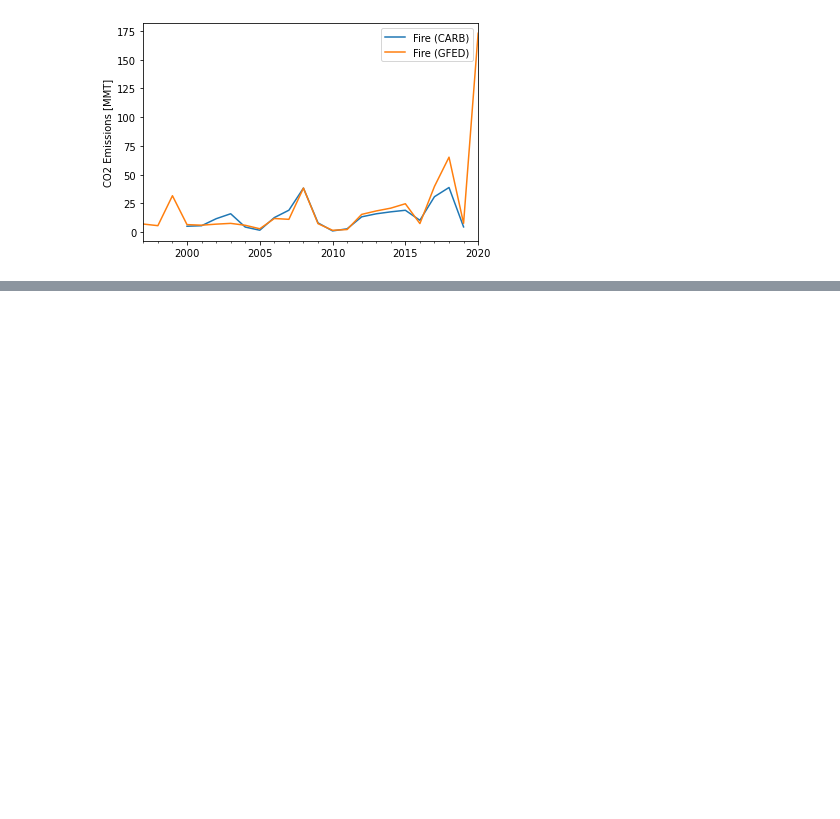
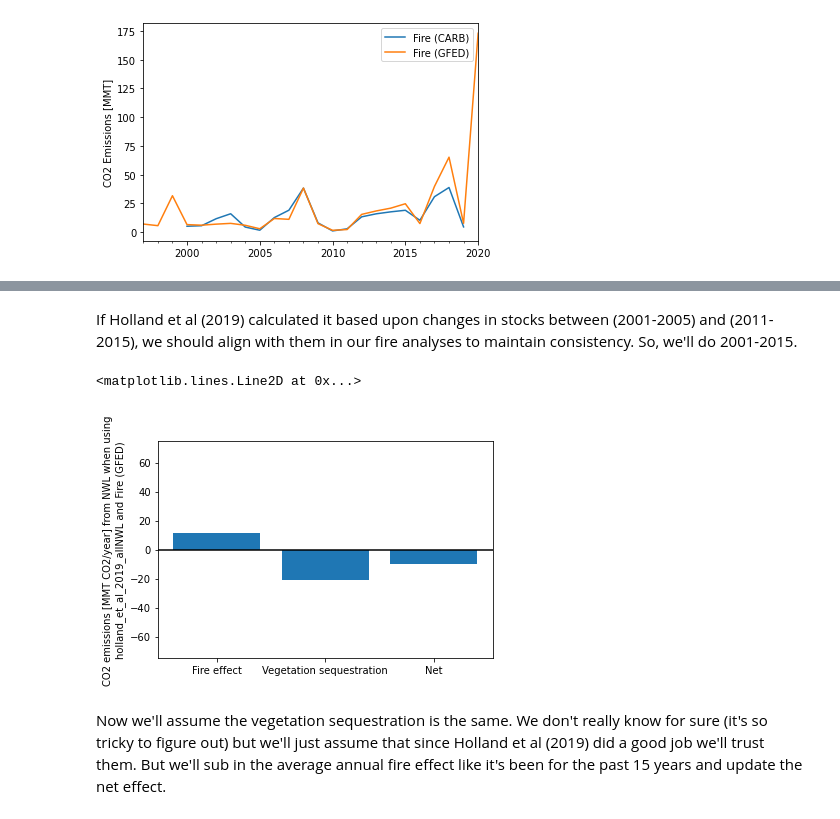
Before and after one commit to carbonplan/fire-forests-inventories, a Jupyter notebook: analyses/analyses.ipynb, the cells around one changed output, grey strips where cells are left out. Cells and saved outputs as stored; diff of their text form; code cells hidden in the pictures; blank space fills up the shorter version.

Commit message:
adding flux comparisons from different stock analyses from literature to get net effects based upon latest fire season

```diff
--- a/analyses/analyses.ipynb
+++ b/analyses/analyses.ipynb
@@ -206,0 +220,7 @@ Text(0, 0.5, 'CO2 Emissions [MMT]')
+# %%
+vegetation_agc_effect = {
+                    'holland_et_al_2019_forestonly': -4.5,
+                        'holland_et_al_2019_allNWL': -2.7, # calculated for (2001-2005) to (2011-2015)
+                      'gonzalez_et_al_2015': 6.9,
+                      'christensen_et_al_2017': -6.5 # they only did trees so it's a little hard to compare
+                      }
@@ -206,0 +229,22 @@ Text(0, 0.5, 'CO2 Emissions [MMT]')
+# %%
+accounting_method = 'holland_et_al_2019_allNWL'
+fire_method = 'Fire (GFED)'
+# %% [markdown]
+If Holland et al (2019) calculated it based upon changes in stocks between (2001-2005) and (2011-2015), we should align with them in our fire analyses to maintain consistency. So, we'll do 2001-2015.
+# %%
+fire_effect = full_emissions_df[fire_method].truncate(before='2003', after='2014').mean()
+net_effect = vegetation_agc_effect[accounting_method] * C_TO_CO2_CONVERSION
+vegetation_uptake = net_effect - fire_effect
+# %%
+plt.bar(['Fire effect',
+         'Vegetation sequestration',
+         'Net'], np.array([fire_effect, vegetation_uptake, net_effect]))
+plt.ylabel('CO2 emissions [MMT CO2/year] from NWL when using\n'
+            '{} and {}'.format(accounting_method, fire_method))
+plt.ylim(-75, 75)
+plt.axhline(0, color='k')
+# %% [output]
+<matplotlib.lines.Line2D at 0x...>
+[figure, added]
+# %% [markdown]
+Now we'll assume the vegetation sequestration is the same. We don't really know for sure (it's so tricky to figure out) but we'll just assume that since Holland et al (2019) did a good job we'll trust them. But we'll sub in the average annual fire effect like it's been for the past 15 years and update the net effect.
```
Also changed, not shown: parts of 8 cells of this notebook.
